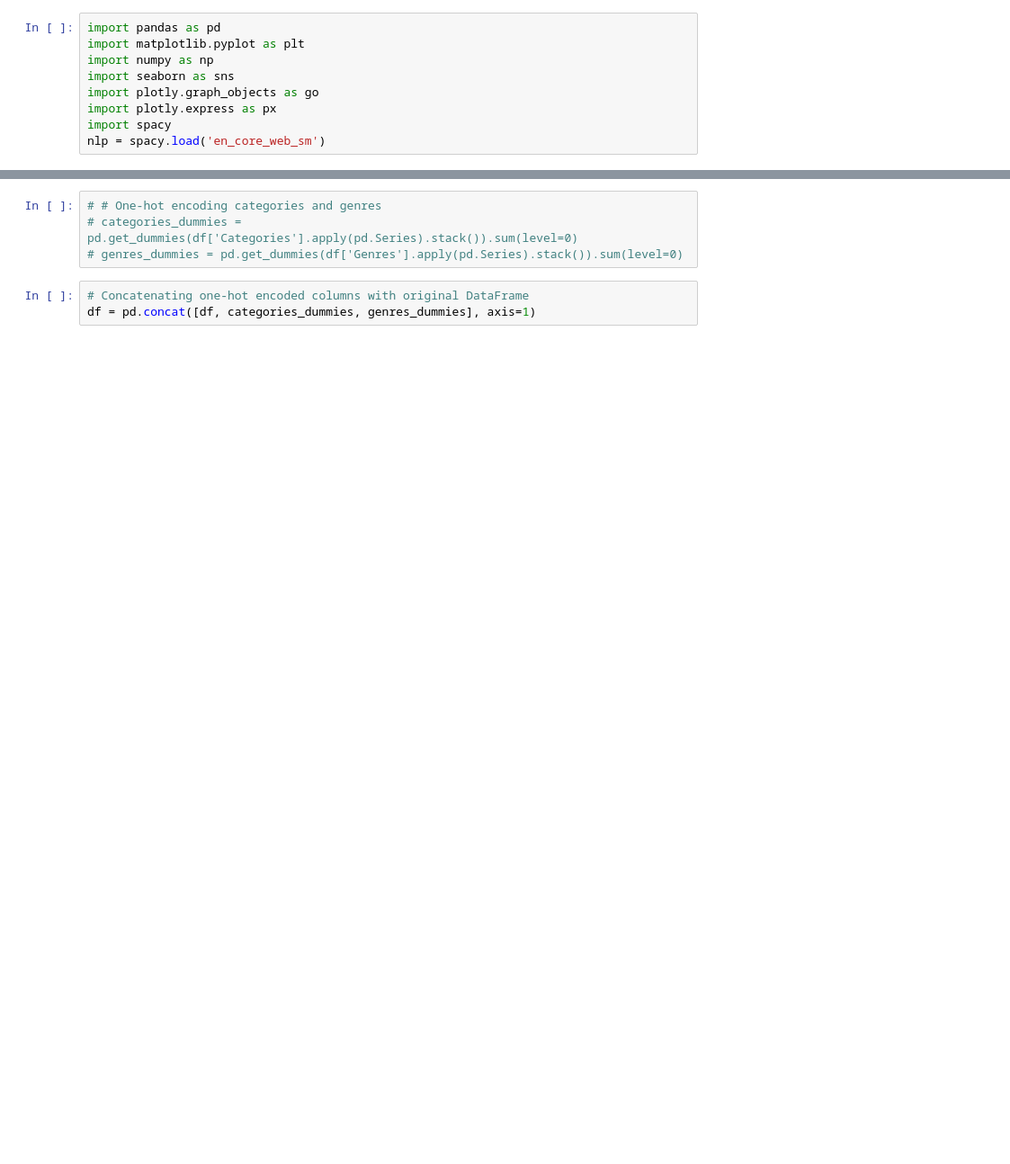
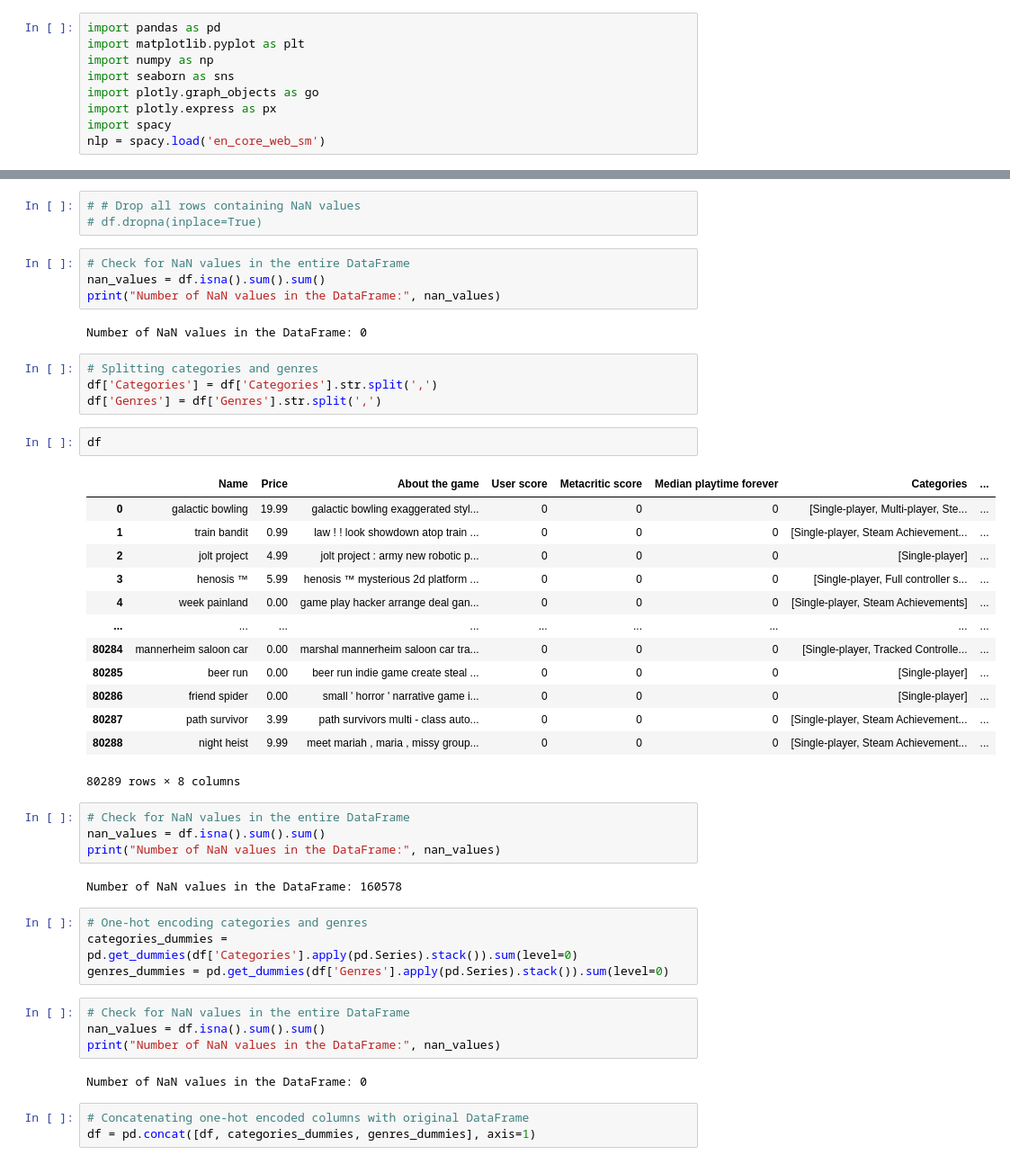
Before and after one commit to patrickrsoerensen/MLops-exam, a Jupyter notebook: feature_engi.ipynb, the cells around one changed output, grey strips where cells are left out. Shown at 90% size. Saved outputs shown, nothing was run; the diff lists cells and outputs as text; blank space fills up the shorter version.

```diff
--- a/feature_engi.ipynb
+++ b/feature_engi.ipynb
@@ -74,7 +169,48 @@ df
+# %%
+# # Drop all rows containing NaN values
+# df.dropna(inplace=True)
+# %%
+# Check for NaN values in the entire DataFrame
+nan_values = df.isna().sum().sum()
+print("Number of NaN values in the DataFrame:", nan_values)
+# %% [output]
+Number of NaN values in the DataFrame: 0
+# %%
+# Splitting categories and genres
+df['Categories'] = df['Categories'].str.split(',')
+df['Genres'] = df['Genres'].str.split(',')
+# %%
+df
+# %% [output]
+|  | Name | Price | About the game | User score | Metacritic score | Median playtime forever | Categories | ... |
+| 0 | galactic bowling | 19.99 | galactic bowling exaggerated styl... | 0 | 0 | 0 | [Single-player, Multi-player, Ste... | ... |
+| 1 | train bandit | 0.99 | law ! ! look showdown atop train ... | 0 | 0 | 0 | [Single-player, Steam Achievement... | ... |
+| 2 | jolt project | 4.99 | jolt project : army new robotic p... | 0 | 0 | 0 | [Single-player] | ... |
+| 3 | henosis ™ | 5.99 | henosis ™ mysterious 2d platform ... | 0 | 0 | 0 | [Single-player, Full controller s... | ... |
+| 4 | week painland | 0.00 | game play hacker arrange deal gan... | 0 | 0 | 0 | [Single-player, Steam Achievements] | ... |
+| ... | ... | ... | ... | ... | ... | ... | ... | ... |
+| 80284 | mannerheim saloon car | 0.00 | marshal mannerheim saloon car tra... | 0 | 0 | 0 | [Single-player, Tracked Controlle... | ... |
+| 80285 | beer run | 0.00 | beer run indie game create steal ... | 0 | 0 | 0 | [Single-player] | ... |
+| 80286 | friend spider | 0.00 | small ' horror ' narrative game i... | 0 | 0 | 0 | [Single-player] | ... |
+| 80287 | path survivor | 3.99 | path survivors multi - class auto... | 0 | 0 | 0 | [Single-player, Steam Achievement... | ... |
+| 80288 | night heist | 9.99 | meet mariah , maria , missy group... | 0 | 0 | 0 | [Single-player, Steam Achievement... | ... |
+80289 rows × 8 columns
+# %%
+# Check for NaN values in the entire DataFrame
+nan_values = df.isna().sum().sum()
+print("Number of NaN values in the DataFrame:", nan_values)
+# %% [output]
+Number of NaN values in the DataFrame: 160578
 # %%
-# # One-hot encoding categories and genres
-# categories_dummies = pd.get_dummies(df['Categories'].apply(pd.Series).stack()).sum(level=0)
-# genres_dummies = pd.get_dummies(df['Genres'].apply(pd.Series).stack()).sum(level=0)
+# One-hot encoding categories and genres
+categories_dummies = pd.get_dummies(df['Categories'].apply(pd.Series).stack()).sum(level=0)
+genres_dummies = pd.get_dummies(df['Genres'].apply(pd.Series).stack()).sum(level=0)
+# %%
+# Check for NaN values in the entire DataFrame
+nan_values = df.isna().sum().sum()
+print("Number of NaN values in the DataFrame:", nan_values)
+# %% [output]
+Number of NaN values in the DataFrame: 0
 # %%
 # Concatenating one-hot encoded columns with original DataFrame
 df = pd.concat([df, categories_dummies, genres_dummies], axis=1)
```
Also changed, not shown: parts of 39 cells of this notebook.
